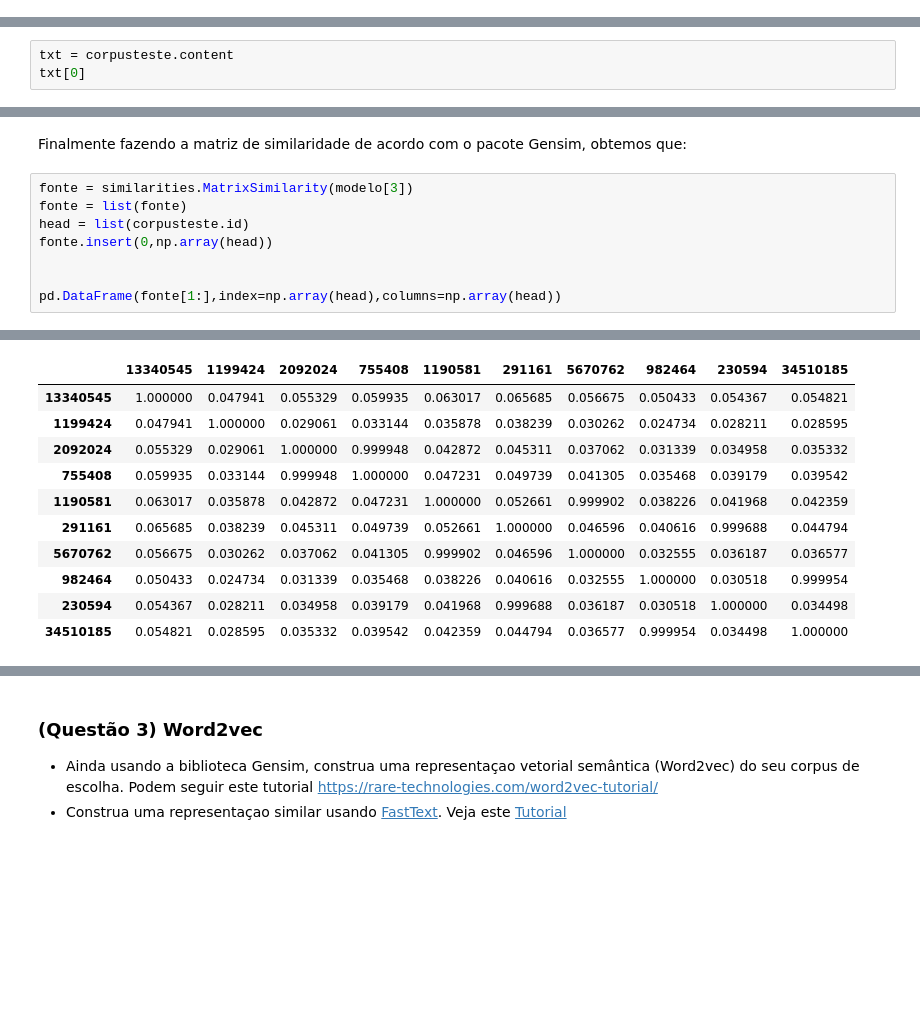
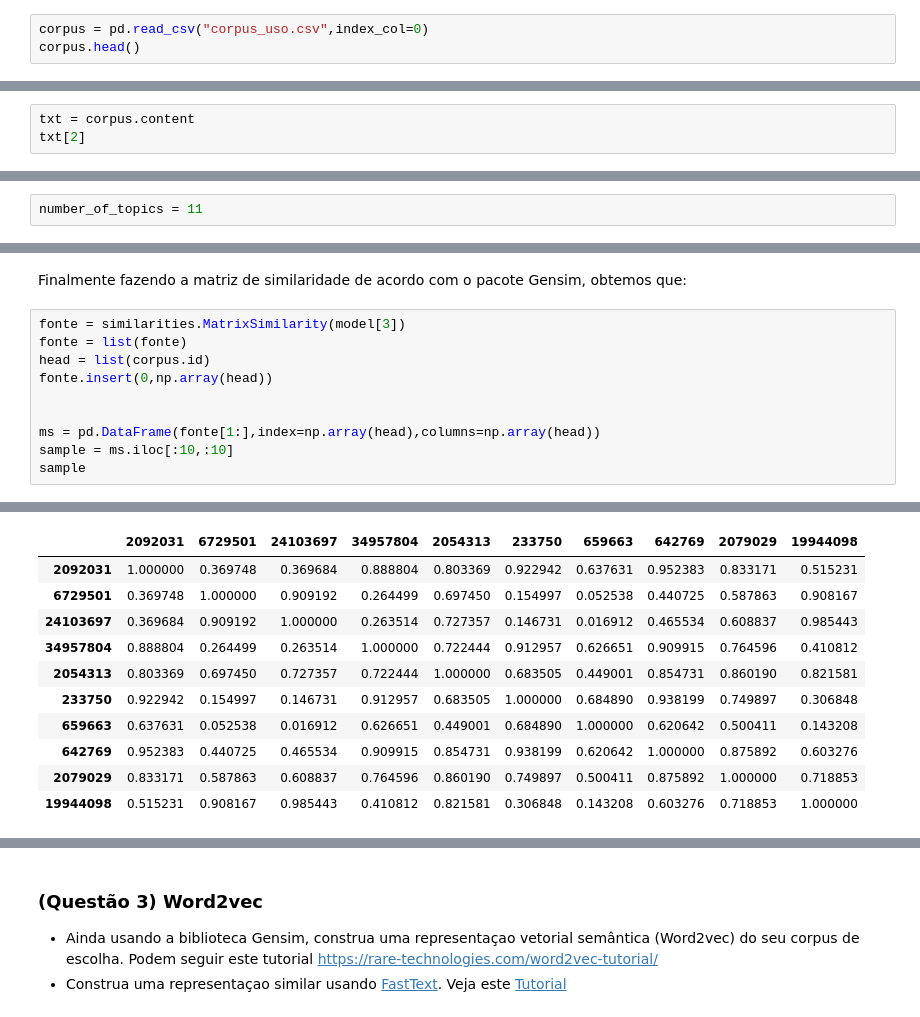
Before and after one commit to NovaisGabriel/Information_Retrieval, a Jupyter notebook: Projeto Final/SRI_pf_Gabriel_Lima_Novais.ipynb, the cells around one changed output, grey strips where cells are left out. Saved outputs shown, nothing was run; the diff lists cells and outputs as text; blank space fills up the shorter version.

```diff
--- a/Projeto Final/SRI_pf_Gabriel_Lima_Novais.ipynb
+++ b/Projeto Final/SRI_pf_Gabriel_Lima_Novais.ipynb
@@ -107,0 +88,3 @@ corpusteste
+# %%
+corpus = pd.read_csv("corpus_uso.csv",index_col=0)
+corpus.head()
@@ -249,4 +240,4 @@ def LS(txt,nthemes):
 # %%
-txt = corpusteste.content
-txt[0]
+txt = corpus.content
+txt[2]
 # %% [output]
@@ -254,3 +295,5 @@ txt[0]
+# %%
+number_of_topics = 11
 # %% [markdown]
 O resultado do TF-IDF para este texto é tal que as palavras, cujos indices estão em primeiro lugar nas tuplas abaixo, possuem um nível de importância determinado pelo segundo número da tupla:
 # %%
@@ -445,11 +408,13 @@ Index: [], R=30, lambda_step=0.01, plot_opts={'xlab': 'PC1', 'ylab': 'PC2'}, top
 # %% [markdown]
 Finalmente fazendo a matriz de similaridade de acordo com o pacote Gensim, obtemos que:
 # %%
-fonte = similarities.MatrixSimilarity(modelo[3])
+fonte = similarities.MatrixSimilarity(model[3])
 fonte = list(fonte)
-head = list(corpusteste.id)
+head = list(corpus.id)
 fonte.insert(0,np.array(head))
 
 
-pd.DataFrame(fonte[1:],index=np.array(head),columns=np.array(head))
+ms = pd.DataFrame(fonte[1:],index=np.array(head),columns=np.array(head))
+sample = ms.iloc[:10,:10]
+sample
 # %% [output]
@@ -457,11 +421,11 @@ WARNING:gensim.similarities.docsim:scanning corpus to determine the number of fe
-|  | 13340545 | 1199424 | 2092024 | 755408 | 1190581 | 291161 | 5670762 | 982464 | 230594 | 34510185 |
-| 13340545 | 1.000000 | 0.047941 | 0.055329 | 0.059935 | 0.063017 | 0.065685 | 0.056675 | 0.050433 | 0.054367 | 0.054821 |
-| 1199424 | 0.047941 | 1.000000 | 0.029061 | 0.033144 | 0.035878 | 0.038239 | 0.030262 | 0.024734 | 0.028211 | 0.028595 |
-| 2092024 | 0.055329 | 0.029061 | 1.000000 | 0.999948 | 0.042872 | 0.045311 | 0.037062 | 0.031339 | 0.034958 | 0.035332 |
-| 755408 | 0.059935 | 0.033144 | 0.999948 | 1.000000 | 0.047231 | 0.049739 | 0.041305 | 0.035468 | 0.039179 | 0.039542 |
-| 1190581 | 0.063017 | 0.035878 | 0.042872 | 0.047231 | 1.000000 | 0.052661 | 0.999902 | 0.038226 | 0.041968 | 0.042359 |
-| 291161 | 0.065685 | 0.038239 | 0.045311 | 0.049739 | 0.052661 | 1.000000 | 0.046596 | 0.040616 | 0.999688 | 0.044794 |
-| 5670762 | 0.056675 | 0.030262 | 0.037062 | 0.041305 | 0.999902 | 0.046596 | 1.000000 | 0.032555 | 0.036187 | 0.036577 |
-| 982464 | 0.050433 | 0.024734 | 0.031339 | 0.035468 | 0.038226 | 0.040616 | 0.032555 | 1.000000 | 0.030518 | 0.999954 |
-| 230594 | 0.054367 | 0.028211 | 0.034958 | 0.039179 | 0.041968 | 0.999688 | 0.036187 | 0.030518 | 1.000000 | 0.034498 |
-| 34510185 | 0.054821 | 0.028595 | 0.035332 | 0.039542 | 0.042359 | 0.044794 | 0.036577 | 0.999954 | 0.034498 | 1.000000 |
+|  | 2092031 | 6729501 | 24103697 | 34957804 | 2054313 | 233750 | 659663 | 642769 | 2079029 | 19944098 |
+| 2092031 | 1.000000 | 0.369748 | 0.369684 | 0.888804 | 0.803369 | 0.922942 | 0.637631 | 0.952383 | 0.833171 | 0.515231 |
+| 6729501 | 0.369748 | 1.000000 | 0.909192 | 0.264499 | 0.697450 | 0.154997 | 0.052538 | 0.440725 | 0.587863 | 0.908167 |
+| 24103697 | 0.369684 | 0.909192 | 1.000000 | 0.263514 | 0.727357 | 0.146731 | 0.016912 | 0.465534 | 0.608837 | 0.985443 |
+| 34957804 | 0.888804 | 0.264499 | 0.263514 | 1.000000 | 0.722444 | 0.912957 | 0.626651 | 0.909915 | 0.764596 | 0.410812 |
+| 2054313 | 0.803369 | 0.697450 | 0.727357 | 0.722444 | 1.000000 | 0.683505 | 0.449001 | 0.854731 | 0.860190 | 0.821581 |
+| 233750 | 0.922942 | 0.154997 | 0.146731 | 0.912957 | 0.683505 | 1.000000 | 0.684890 | 0.938199 | 0.749897 | 0.306848 |
+| 659663 | 0.637631 | 0.052538 | 0.016912 | 0.626651 | 0.449001 | 0.684890 | 1.000000 | 0.620642 | 0.500411 | 0.143208 |
+| 642769 | 0.952383 | 0.440725 | 0.465534 | 0.909915 | 0.854731 | 0.938199 | 0.620642 | 1.000000 | 0.875892 | 0.603276 |
+| 2079029 | 0.833171 | 0.587863 | 0.608837 | 0.764596 | 0.860190 | 0.749897 | 0.500411 | 0.875892 | 1.000000 | 0.718853 |
+| 19944098 | 0.515231 | 0.908167 | 0.985443 | 0.410812 | 0.821581 | 0.306848 | 0.143208 | 0.603276 | 0.718853 | 1.000000 |
```
Also changed, not shown: parts of 59 cells of this notebook.
